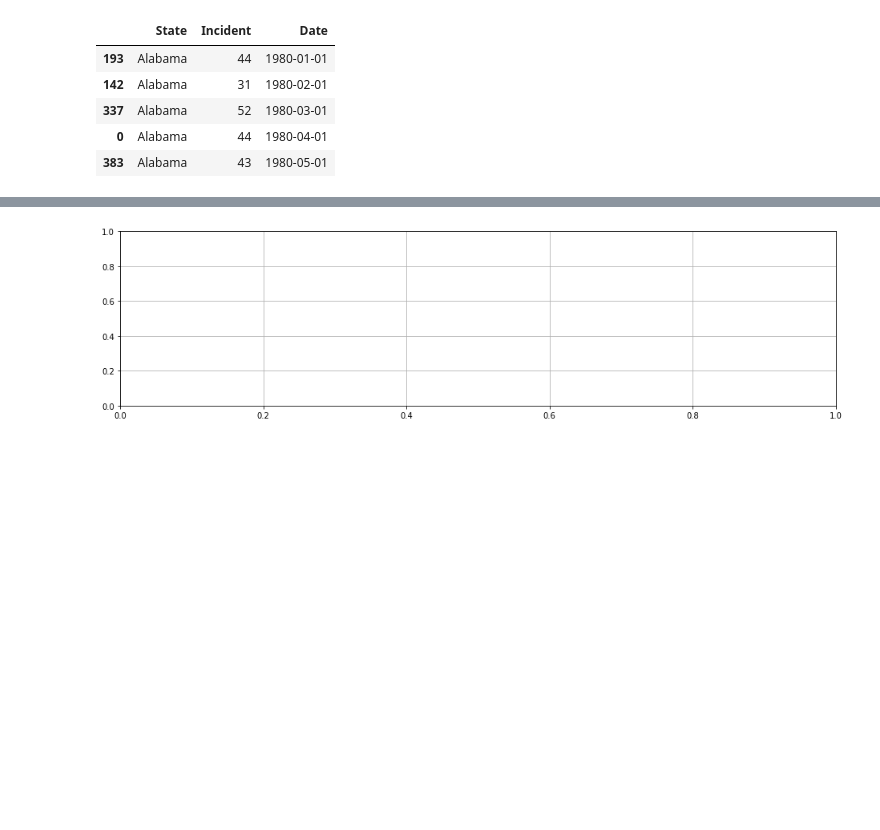
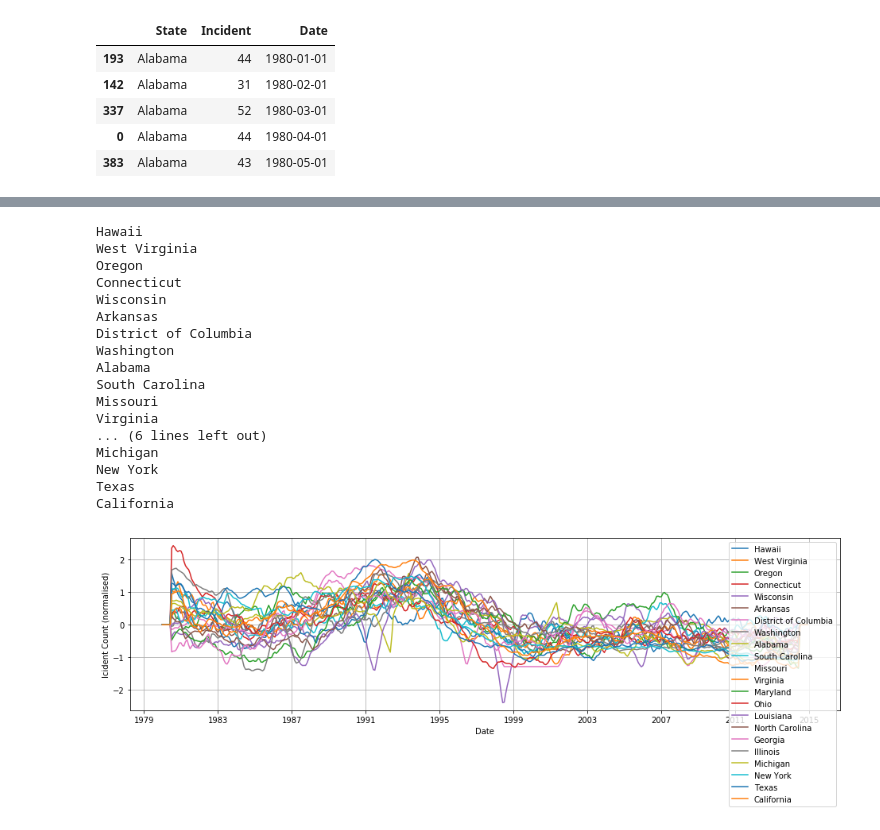
Before and after one commit to vslovik/dm, a Jupyter notebook: time_series/killbill_periodicity-decomposition.ipynb, the cells around one changed output, grey strips where cells are left out. Saved outputs shown, nothing was run; the diff lists cells and outputs as text; code cells hidden in the pictures; blank space fills up the shorter version.

Commit message:
time series

```diff
--- a/time_series/killbill_periodicity-decomposition.ipynb
+++ b/time_series/killbill_periodicity-decomposition.ipynb
@@ -306,11 +336,11 @@ array([-1, -1, -1, -1, -1, -1, -1, -1,  0, -1, -1, -1, -1,  1, -1, -1, -1,
 # %%
 from sklearn import manifold
-mds = manifold.MDS(n_components=2, max_iter=3000, eps=24, dissimilarity="precomputed", n_jobs=4)
+mds = manifold.MDS(n_components=2, max_iter=3000, eps=152, dissimilarity="precomputed", n_jobs=4)
 pos = mds.fit(dd2)
 print ("Stress value: ", pos.stress_)
 
 # Assign colors based on clusters
-db = DBSCAN(eps=24, min_samples=2, metric='precomputed').fit(dd2)
+db = DBSCAN(eps=152, min_samples=2, metric='precomputed').fit(dd2)
 cols = ['lightgray', 'red', 'green', 'orange', 'blue', 'yellow', 'black']
 cc = [ cols[l+1] for l in db.labels_]
 plt.scatter(pos.embedding_.T[0], pos.embedding_.T[1], color=cc, s=120)
@@ -322,16 +352,23 @@ Stress value:  168847.015531
 fig = plt.figure()
 ax = plt.subplot(111)
 
+k = 0
 for i in range(len(states_list)):
+#     if k > 4:
+#         break
     state = states_list[i]
 
-    if db.labels_[i] == 0:
+    if db.labels_[i] == 1:
         print(state)
-        ax.plot(my_series[state], linestyle='-')
+#         ax.plot(my_series[state], linestyle='-')
+        ax.plot(trend[state], linestyle='-', label="{}".format(state))
+#         ax.plot(seasonal[state], linestyle='-')
+#         ax.plot(resid[state], linestyle='-')
+        k += 1
 
-# plt.legend(loc='best')
-# plt.ylabel('State')
-# plt.xlabel('Date')
+plt.legend(loc='best')
+plt.ylabel('Icident Count (normalised)')
+plt.xlabel('Date')
 plt.grid()
 plt.show()
 # %% [output]
@@ -404,7 +441,7 @@ meandist=[]
 
 for k in clusters:
     model=KMeans(n_clusters=k)
-    model.fit(my_series)
+    model.fit(trend)
     clusassign=model.predict(my_series)
     meandist.append(sum(np.min(cdist(my_series, model.cluster_centers_, 'euclidean'), axis=1))
     / my_series.shape[0])
@@ -425,9 +462,9 @@ plt.show()
 # %%
 KMeans??
 # %%
-num_clusters = 7
+num_clusters = 2
 km = KMeans(n_clusters=num_clusters, init='random') # k-means++ random
-km.fit(my_series.T)
+km.fit(trend.T)
 plt.plot(km.labels_, 'ro')
 plt.show()
 # %% [output]
@@ -442,18 +479,38 @@ array([0, 2, 3, 4, 5, 6, 0, 6, 3, 2, 5, 6, 2, 4, 2, 6, 3, 6, 0, 6, 1, 2, 6,
 # %%
 fig = plt.figure()
 ax = plt.subplot(111)
 
 for i in range(len(states_list)):
     state = states_list[i]
 
-    if labels[i] == 7:
+    if labels[i] == 0:
         print(state)
-        ax.plot(my_series[state], linestyle='-')
+#         ax.plot(my_series[state], linestyle='-')
+        ax.plot(trend[state], linestyle='-', label="{}".format(state))
+#         ax.plot(seasonal[state], linestyle='-')
+#         ax.plot(resid[state], linestyle='-')
 
-# plt.legend(loc='best')
-# plt.ylabel('State')
-# plt.xlabel('Date')
+plt.legend(loc='best')
+plt.ylabel('Icident Count (normalised)')
+plt.xlabel('Date')
 plt.grid()
 plt.show()
 # %% [output]
+Hawaii
+West Virginia
+Oregon
+Connecticut
+Wisconsin
+Arkansas
+District of Columbia
+Washington
+Alabama
+South Carolina
+Missouri
+Virginia
+... (6 lines left out)
+Michigan
+New York
+Texas
+California
-[figure, old version]
+[figure, new version]
```
Also changed, not shown: parts of 12 cells of this notebook.
